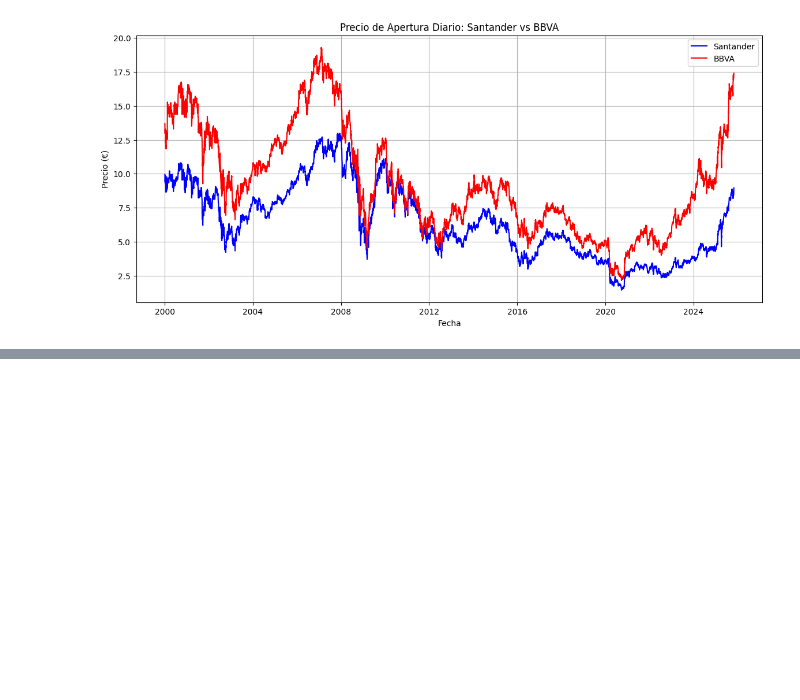
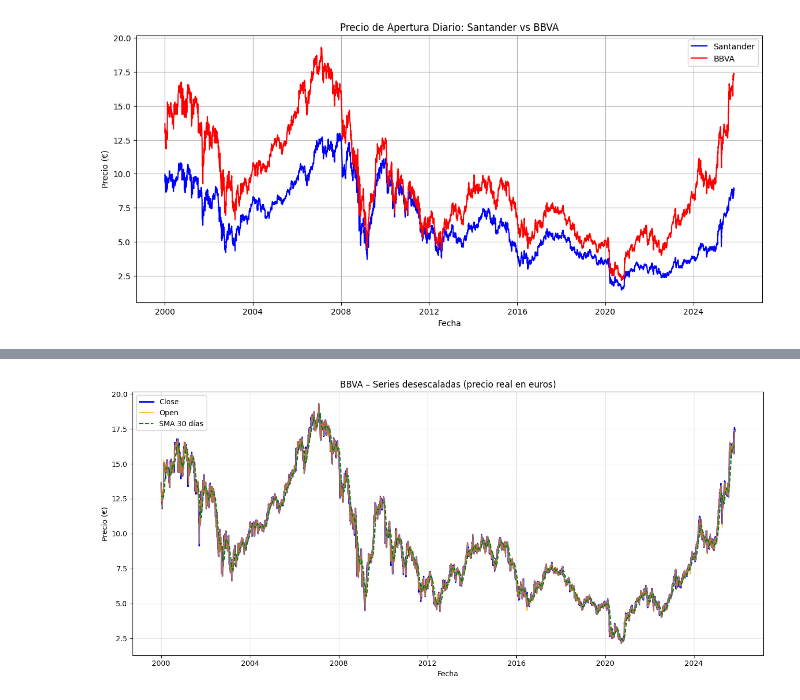
Before and after one commit to josean9/Caso02_Prediccion_BBVA_SANTANDER, a Jupyter notebook: notebooks/notebook2.ipynb, the cells around one changed output, grey strips where cells are left out. Saved outputs shown, nothing was run; the diff lists cells and outputs as text; code cells hidden in the pictures; blank space fills up the shorter version.

```diff
--- a/notebooks/notebook2.ipynb
+++ b/notebooks/notebook2.ipynb
@@ -514 +1084,47 @@ print(df_pred)
+# %%
+import pandas as pd
+import numpy as np
+import matplotlib.pyplot as plt
+
+# ====================================================
+# --- Desescalar DataFrame completo ---
+# ====================================================
+def inverse_scaled_dataframe(df_scaled, scaler):
+    """
+    Desescala todas las columnas numéricas usadas en el entrenamiento
+    (open, close, volume, range, return, sma_7, sma_30, sma_60),
+    dejando Sentiment_Numeric tal cual (ya está en [-1,1]).
+    """
+    df_inv = df_scaled.copy()
+    cols_to_inverse = [c for c in df_scaled.columns if c != "Sentiment_Numeric"]
+
+    # Desescalar solo esas columnas
+    inv_values = scaler.inverse_transform(df_scaled[cols_to_inverse])
+    df_inv[cols_to_inverse] = inv_values
+    return df_inv
+
+# --- Ejemplo con BBVA ---
+df_bbva_inv = inverse_scaled_dataframe(df_bbva_scaled, scaler_bbva)
+
+# --- Ejemplo con Santander ---
+df_san_inv = inverse_scaled_dataframe(df_san_scaled, scaler_san)
+# %%
+# ====================================================
+# --- Gráfica de precios desescalados (BBVA) ---
+# ====================================================
+plt.figure(figsize=(13,6))
+plt.title("BBVA – Series desescaladas (precio real en euros)")
+plt.xlabel("Fecha")
+plt.ylabel("Precio (€)")
+
+plt.plot(df_bbva_inv.index, df_bbva_inv["close"], label="Close", color="blue", linewidth=2)
+plt.plot(df_bbva_inv.index, df_bbva_inv["open"], label="Open", color="orange", alpha=0.7)
+plt.plot(df_bbva_inv.index, df_bbva_inv["sma_30"], label="SMA 30 días", color="green", linestyle="--")
+
+plt.legend()
+plt.grid(alpha=0.3)
+plt.tight_layout()
+plt.show()
+# %% [output]
+[figure, added]
 # %%
```
Also changed, not shown: parts of 27 cells of this notebook, 8 other files.
